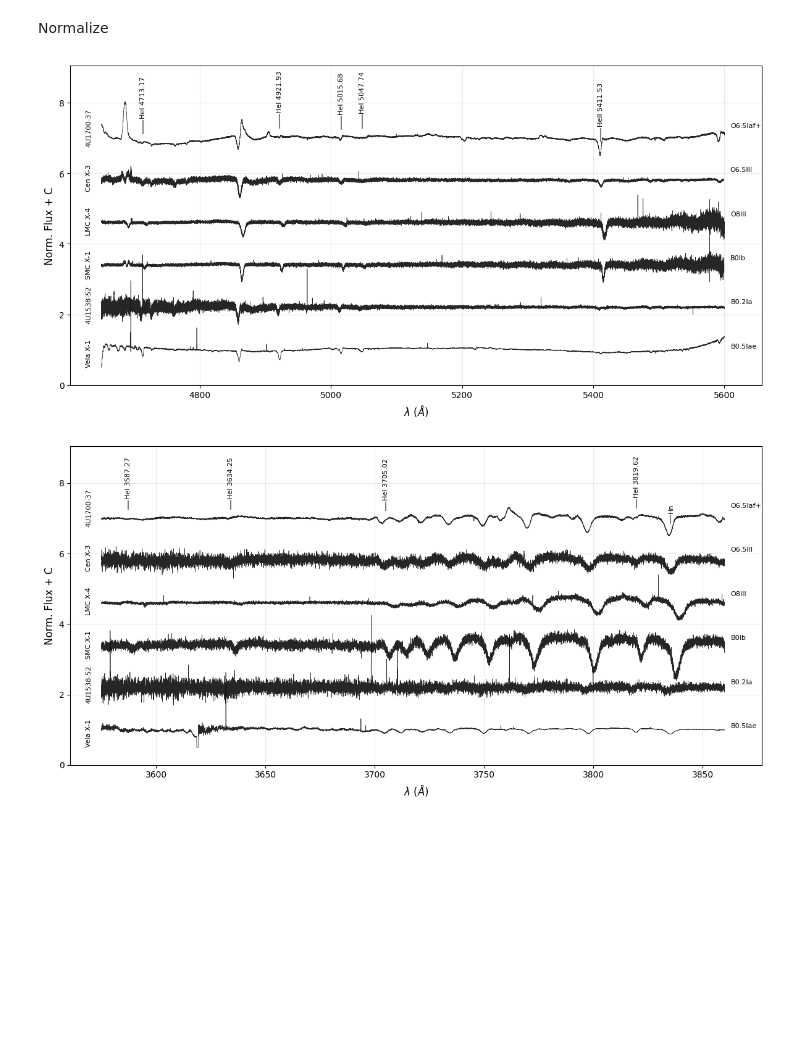
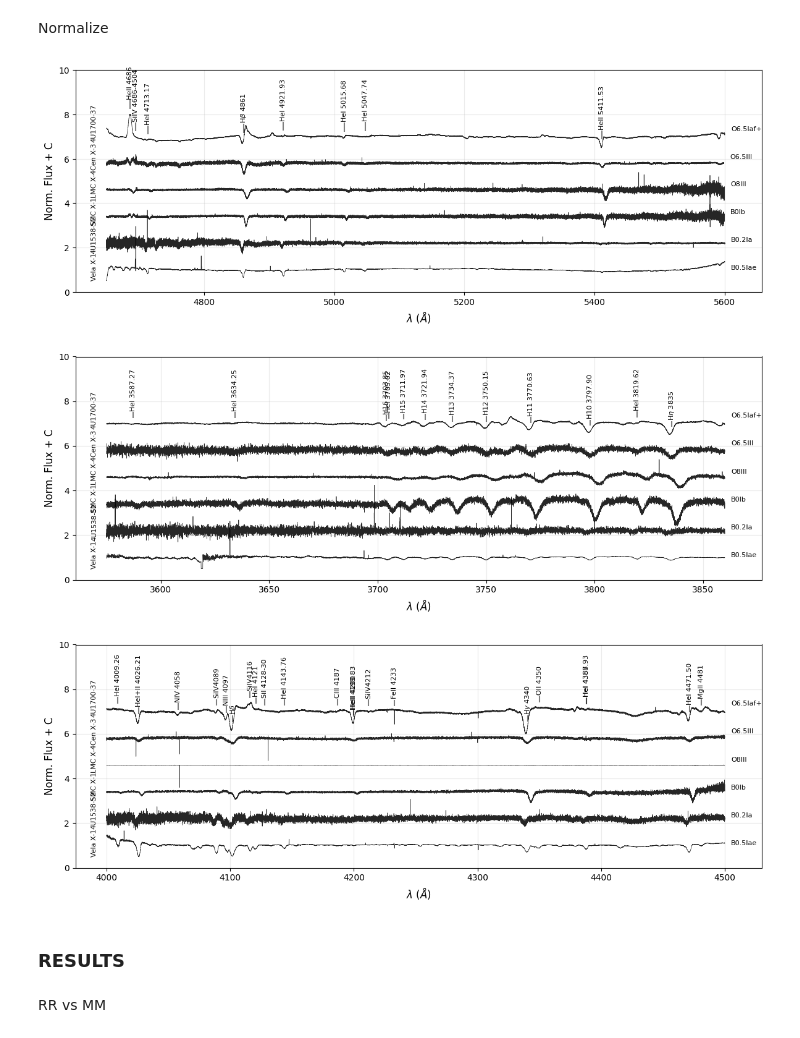
Before and after one commit to LvV210/MasterProject, a Jupyter notebook: ThesisPlots.ipynb, the cells around one changed output. Saved outputs shown, nothing was run; the diff lists cells and outputs as text; code cells hidden in the pictures; blank space fills up the shorter version.

Commit message:
New table for corotation. New plot for thesis (RRvsMM).

```diff
--- a/ThesisPlots.ipynb
+++ b/ThesisPlots.ipynb
@@ -201,11 +201,11 @@ spectra = {}
 for folder in subfolders:
     spectra[folder] = import_spectra(folder)
 
-    # if folder == '4U1700_37':
-    #     path = '/mnt/c/Users/luukv/Documenten/NatuurSterrkenkundeMasterProject/CodeMP/MasterProject/Spectra/4U1700_37/old_spectra/'
-    #     spectra4U1700 = import_spectra(folder, folder_path2=path)
-    #     for wav, flux in spectra4U1700:
-    #         spectra[folder].append((wav, flux))
+    if folder == '4U1700_37':
+        path = '/mnt/c/Users/luukv/Documenten/NatuurSterrkenkundeMasterProject/CodeMP/MasterProject/Spectra/4U1700_37/old_spectra/'
+        spectra4U1700 = import_spectra(folder, folder_path2=path)
+        for wav, flux in spectra4U1700:
+            spectra[folder].append((wav, flux))
 # %% [output]
 Spectrum for LMCX_4 is FLUX REDUCED
 # %% [markdown]
@@ -317,12 +358,17 @@ def plot_spectra_with_lines(spectra, ALL_LINES, wav_low, wav_high, save=False):
     object_order = ['4U1700-37', 'Cen X-3', 'LMC X-4', 'SMC X-1', '4U1538-52', 'Vela X-1']
     object_order = ['Vela X-1', '4U1538-52', 'SMC X-1', 'LMC X-4', 'Cen X-3', '4U1700-37']
 
-    plt.figure(figsize=(12,6))
+    objects_done = []
+
+    plt.figure(figsize=(12,4.5))
 
     for i, (name) in enumerate(object_order):
         spectra_object = spectra[object_name_to_save_name(name)]
         for wav2, flux2 in spectra_object:
-            if min(wav2) <= wav_low + 10 <= max(wav2):
+            if name in objects_done:
+                continue
+            elif min(wav2) <= wav_low + 10 <= max(wav2):
+                objects_done.append(name)
                 wav, flux = wav2, flux2
                 # Spectral type
                 ST = AllParams.loc[AllParams.id == name, 'ST'].reset_index(drop=True).at[0]
@@ -343,33 +389,39 @@ def plot_spectra_with_lines(spectra, ALL_LINES, wav_low, wav_high, save=False):
     lines = spectral_lines_in_range(ALL_LINES, wav)
     wavs = [tup for tup in lines.values()]
     names = [tup for tup in lines.keys()]
 
     # Plot the spectral lines
     index = find_closest_wavelength_indices(wavs, wav)
     flux_low = flux[index] + i*1.25
     flux_high = flux[index] + (max(flux) / 5) + i*1.25
     plt.vlines(wavs, ymin=flux_low, ymax=flux_high, color='black', alpha=0.5)
 
     # Annotate each line with text vertically
     for (x, y, name) in zip(wavs, flux_high, names):
         plt.text(x, y + max(flux) / 100 + 0.02, name.replace('_', ' '), ha='center', va='bottom', rotation=90, size=TEXTBOX)
 
     plt.xlim(min(wav) - 0.05 * fraction, max(wav) + 0.06 * fraction)
-    plt.ylim(ymin=0, ymax=i*2 - 0.95)
+    plt.ylim(ymin=0, ymax=i*2 - 0)
     plt.grid(alpha=ALPHA)
     plt.xlabel(WAVLABEL, fontsize=LABEL)
     plt.ylabel(FLUXLABEL + ' + C', fontsize=LABEL)
     plt.tight_layout()
     if save:
         plt.savefig(Thesis_Folder + f'spectra{round(min(wav))}_{round(max(wav))}')
     plt.show()
 
     return
 
 
 
 plot_spectra_with_lines(spectra, ALL_LINES, 4650, 5600, save=True)
 plot_spectra_with_lines(spectra, ALL_LINES, 3575, 3860, save=True)
+plot_spectra_with_lines(spectra, ALL_LINES, 4000, 4500, save=True)
 # %% [output]
-[figure, old version]
+[figure, new version]
-[figure, old version]
+[figure, new version]
+[figure, added]
+# %% [markdown]
+### RESULTS
+# %% [markdown]
+RR vs MM
```
Also changed, not shown: parts of 6 cells of this notebook, 10 other files.
